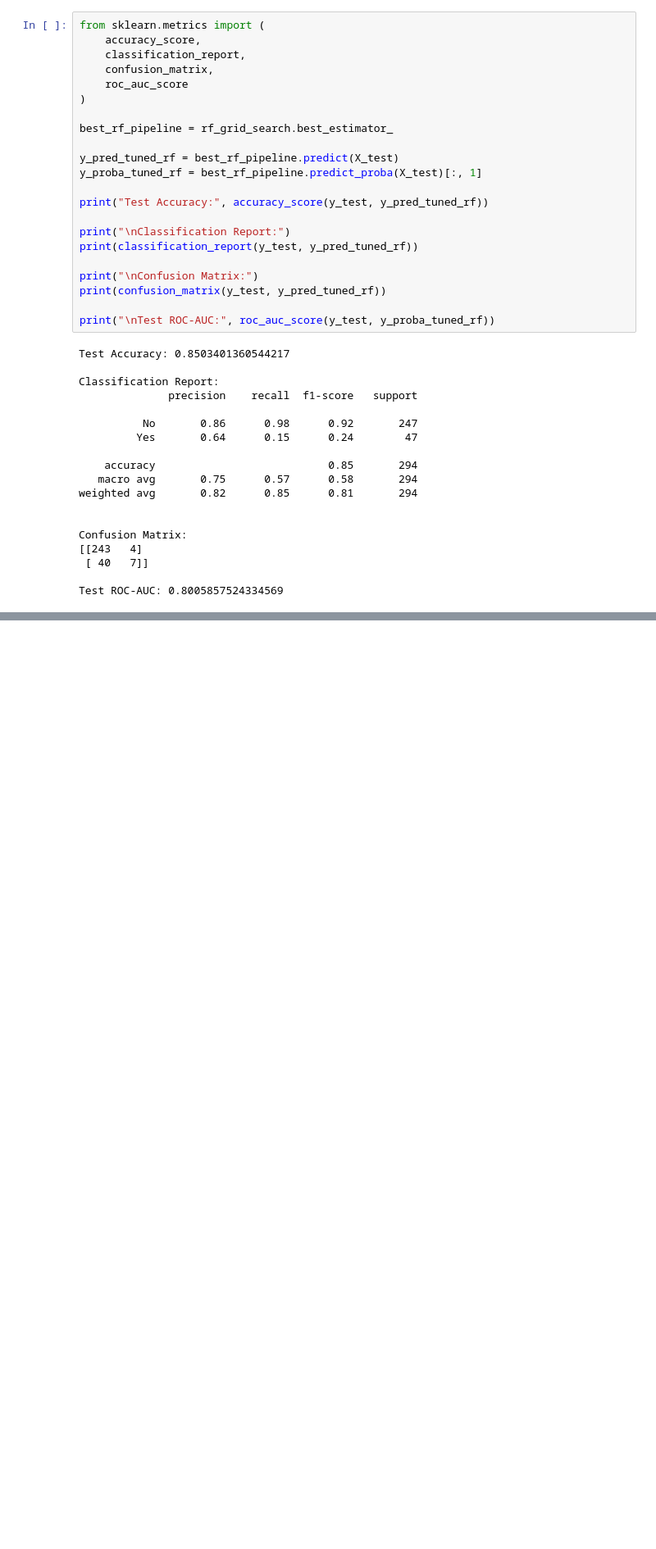
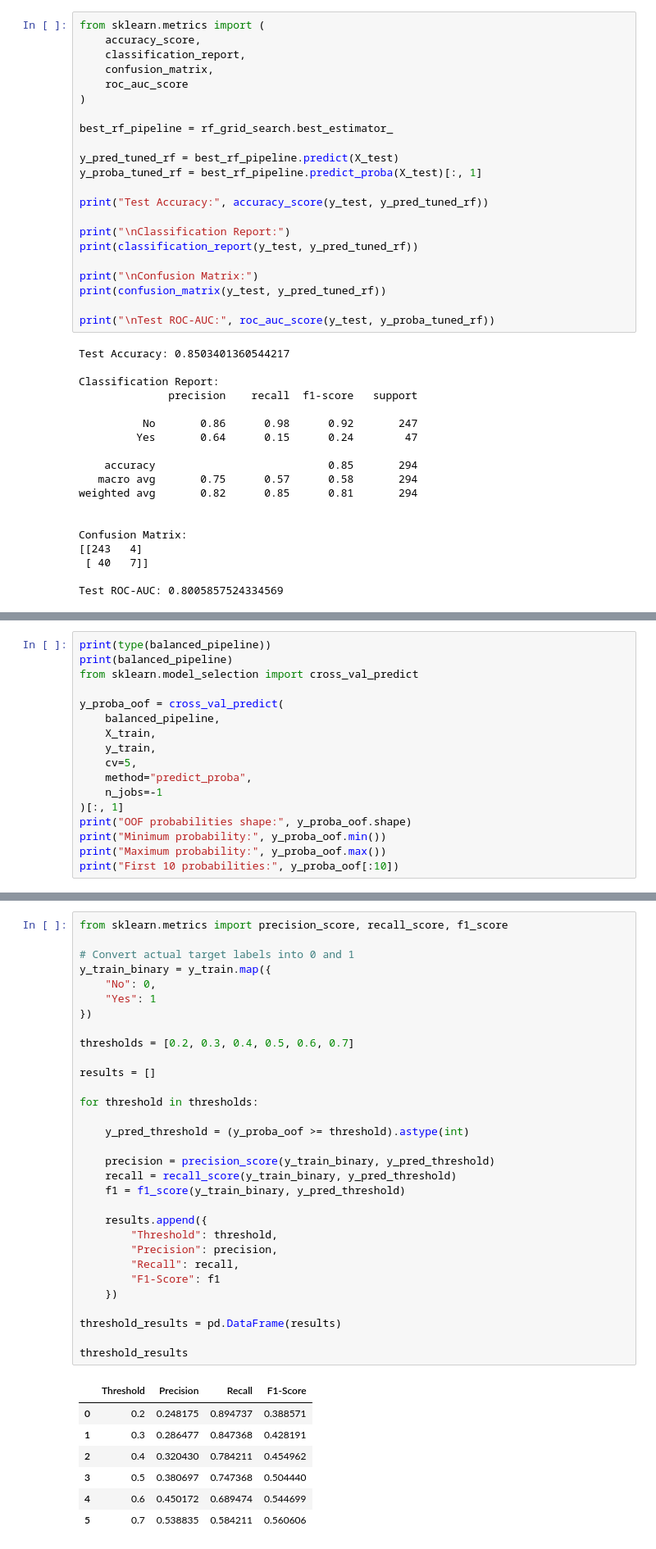
Before and after one commit to Anshtayal5/employee-attrition-prediction, a Jupyter notebook: notebooks/01_eda.ipynb, the cells around one changed output, grey strips where cells are left out. Shown at 82% size. Saved outputs shown, nothing was run; the diff lists cells and outputs as text; blank space fills up the shorter version.

```diff
--- a/notebooks/01_eda.ipynb
+++ b/notebooks/01_eda.ipynb
@@ -1619,0 +1651,17 @@ Test ROC-AUC: 0.8005857524334569
+# %%
+print(type(balanced_pipeline))
+print(balanced_pipeline)
+from sklearn.model_selection import cross_val_predict
+
+y_proba_oof = cross_val_predict(
+    balanced_pipeline,
+    X_train,
+    y_train,
+    cv=5,
+    method="predict_proba",
+    n_jobs=-1
+)[:, 1]
+print("OOF probabilities shape:", y_proba_oof.shape)
+print("Minimum probability:", y_proba_oof.min())
+print("Maximum probability:", y_proba_oof.max())
+print("First 10 probabilities:", y_proba_oof[:10])
@@ -1619,0 +1686,39 @@ Test ROC-AUC: 0.8005857524334569
+# %%
+from sklearn.metrics import precision_score, recall_score, f1_score
+
+# Convert actual target labels into 0 and 1
+y_train_binary = y_train.map({
+    "No": 0,
+    "Yes": 1
+})
+
+thresholds = [0.2, 0.3, 0.4, 0.5, 0.6, 0.7]
+
+results = []
+
+for threshold in thresholds:
+
+    y_pred_threshold = (y_proba_oof >= threshold).astype(int)
+
+    precision = precision_score(y_train_binary, y_pred_threshold)
+    recall = recall_score(y_train_binary, y_pred_threshold)
+    f1 = f1_score(y_train_binary, y_pred_threshold)
+
+    results.append({
+        "Threshold": threshold,
+        "Precision": precision,
+        "Recall": recall,
+        "F1-Score": f1
+    })
+
+threshold_results = pd.DataFrame(results)
+
+threshold_results
+# %% [output]
+|  | Threshold | Precision | Recall | F1-Score |
+| 0 | 0.2 | 0.248175 | 0.894737 | 0.388571 |
+| 1 | 0.3 | 0.286477 | 0.847368 | 0.428191 |
+| 2 | 0.4 | 0.320430 | 0.784211 | 0.454962 |
+| 3 | 0.5 | 0.380697 | 0.747368 | 0.504440 |
+| 4 | 0.6 | 0.450172 | 0.689474 | 0.544699 |
+| 5 | 0.7 | 0.538835 | 0.584211 | 0.560606 |
```
Also changed, not shown: parts of 5 cells of this notebook.
